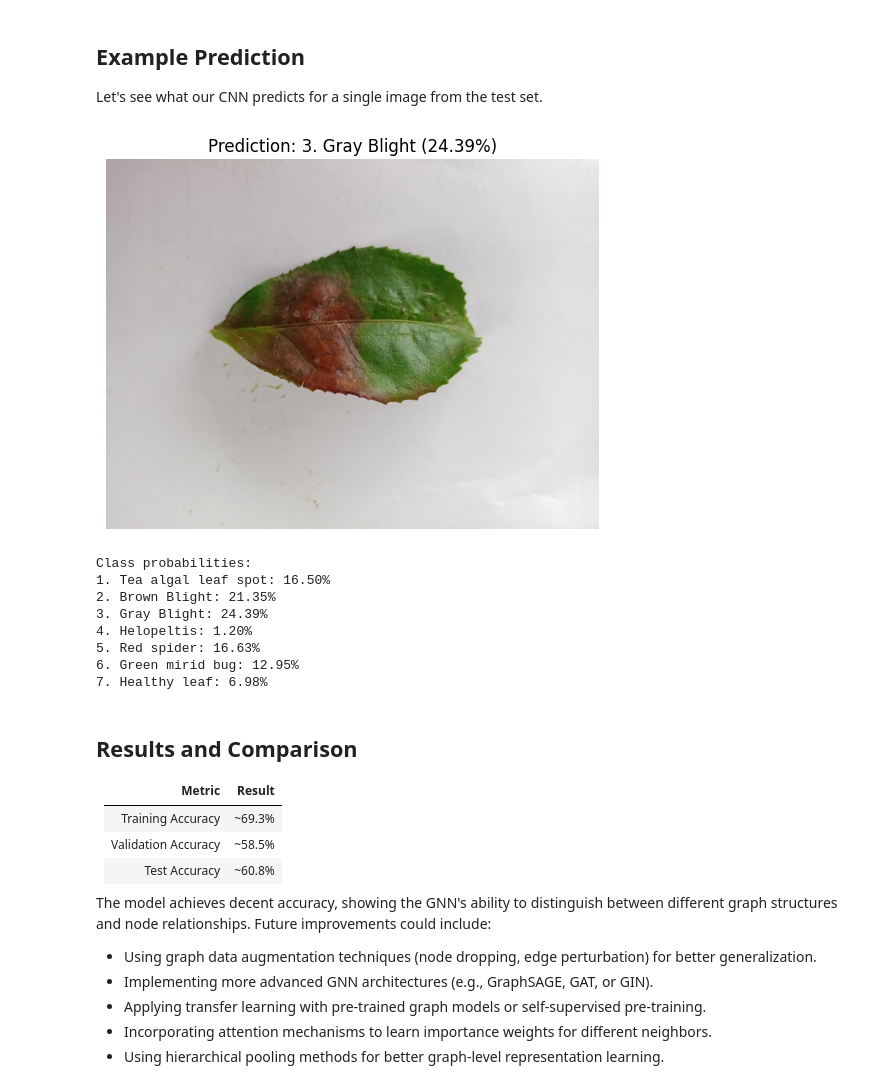
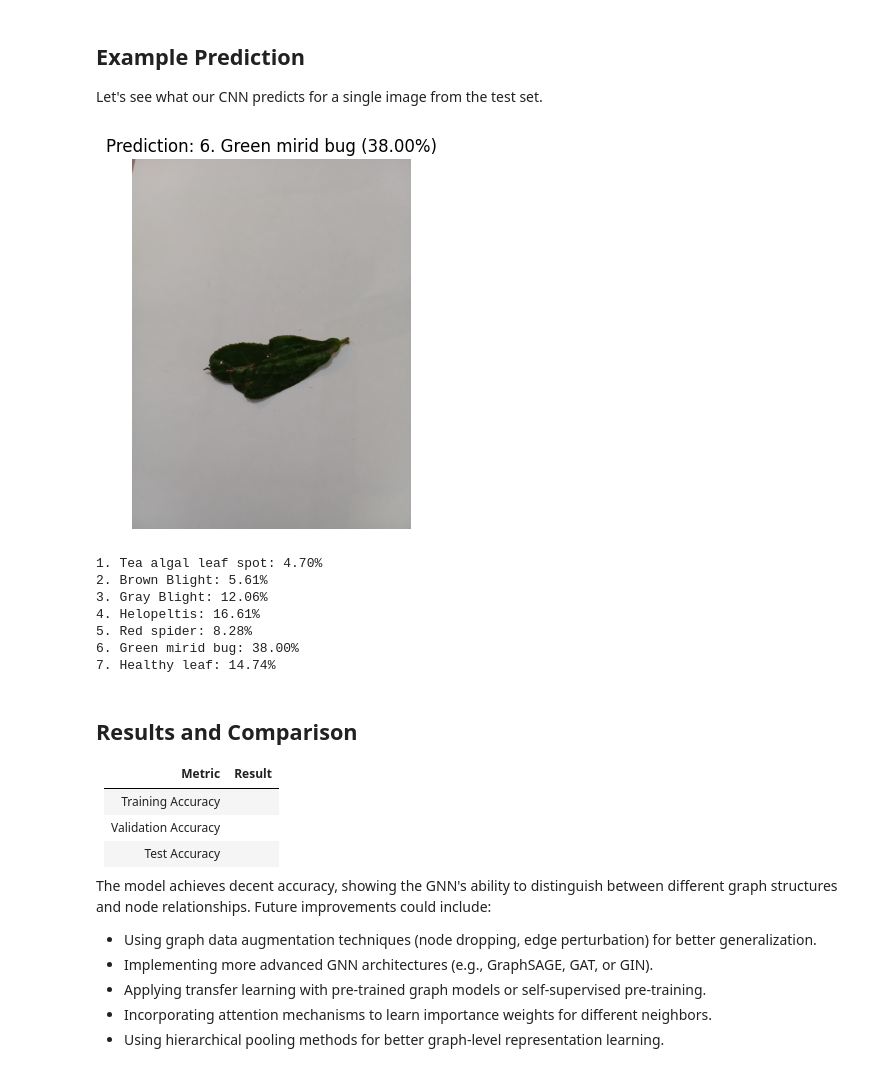
Before and after one commit to R21Rash/tea-leaf-disease-detection, a Jupyter notebook: colab/it22355478/gnn_model_colab.ipynb, the cells around one changed output. Drawn from its saved outputs; the diff is of its cells as text; code cells hidden in the pictures.

```diff
--- a/colab/it22355478/gnn_model_colab.ipynb
+++ b/colab/it22355478/gnn_model_colab.ipynb
@@ -538,67 +521,67 @@ print(classification_report(all_targets, all_preds, target_names=train_ds.classe
 ## Example Prediction
 Let's see what our CNN predicts for a single image from the test set.
 # %%
+
 import random
 import torch.nn.functional as F
-from torch_geometric.data import Data
 
-# --- Pick a random test image
+# --- Pick a random test image ---
 cls = random.choice(train_ds.classes)
 img_file = random.choice(os.listdir(os.path.join("data/test", cls)))
 img_path = os.path.join("data/test", cls, img_file)
 
-# --- Load and show image
 image = Image.open(img_path).convert("RGB")
 plt.imshow(image)
 plt.axis("off")
 
-# --- Apply same preprocessing as before
+# --- Transform image to tensor ---
 transform = transforms.Compose([
     transforms.Resize((img_size, img_size)),
     transforms.ToTensor(),
     transforms.Normalize([0.5, 0.5, 0.5], [0.5, 0.5, 0.5])
 ])
 img_tensor = transform(image)
 
-# --- Convert image to graph
+# --- Convert image tensor into graph ---
 x, edge_index = image_to_graph(img_tensor)
+
+# --- Prepare PyG Data object ---
+from torch_geometric.data import Data
 data = Data(x=x, edge_index=edge_index)
-data.batch = torch.zeros(x.size(0), dtype=torch.long)  # single-graph batch assignment
 data = data.to(device)
+data.batch = torch.zeros(x.size(0), dtype=torch.long).to(device)  # single graph → one batch
 
-# --- Model prediction
+# --- Model prediction ---
 model.eval()
 with torch.no_grad():
-    out = model(data.x, data.edge_index, data.batch)
-    probs = F.softmax(out, dim=1).cpu().numpy()[0]
-    pred = out.argmax(dim=1).item()
+    output = model(data.x, data.edge_index, data.batch)
+    probs = F.softmax(output, dim=1).cpu().numpy()[0]
+    pred = output.argmax(1).item()
 
-# --- Display prediction result
+# --- Display results ---
 plt.title(f"Prediction: {train_ds.classes[pred]} ({probs[pred]*100:.2f}%)")
 plt.show()
 
-# --- Print all class probabilities
-print("Class probabilities:")
+# Optional: print all class probabilities
 for c, p in zip(train_ds.classes, probs):
     print(f"{c}: {p*100:.2f}%")
 # %% [output]
-[figure, old version]
+[figure, new version]
-Class probabilities:
-1. Tea algal leaf spot: 16.50%
-2. Brown Blight: 21.35%
-3. Gray Blight: 24.39%
-4. Helopeltis: 1.20%
-5. Red spider: 16.63%
-6. Green mirid bug: 12.95%
-7. Healthy leaf: 6.98%
+1. Tea algal leaf spot: 4.70%
+2. Brown Blight: 5.61%
+3. Gray Blight: 12.06%
+4. Helopeltis: 16.61%
+5. Red spider: 8.28%
+6. Green mirid bug: 38.00%
+7. Healthy leaf: 14.74%
 # %% [markdown]
 ## Results and Comparison
 
 | Metric | Result |
 |---------|---------|
-| Training Accuracy | ~69.3% |
-| Validation Accuracy | ~58.5% |
-| Test Accuracy | ~60.8% |
+| Training Accuracy |  |
+| Validation Accuracy |  |
+| Test Accuracy |  |
 
 The model achieves decent accuracy, showing the GNN's ability to distinguish between different graph structures and node relationships.
 Future improvements could include:
```
Also changed, not shown: parts of 5 cells of this notebook.
